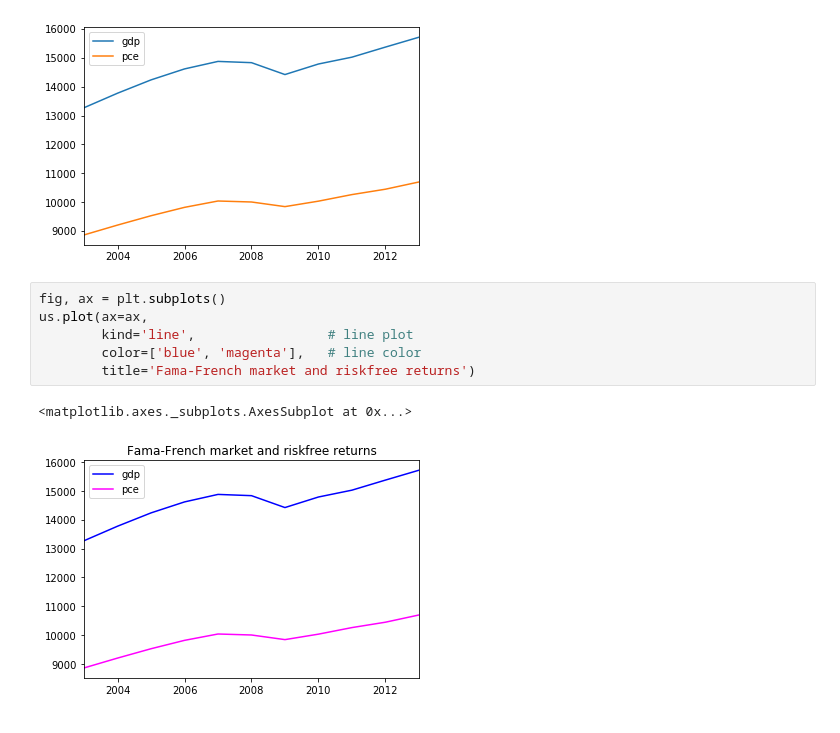
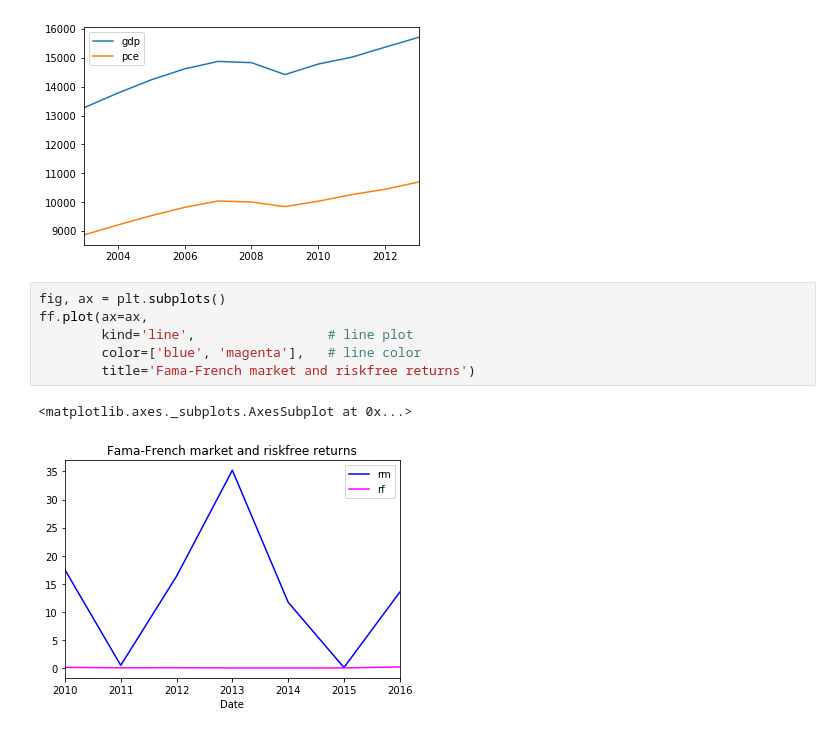
Before and after one commit to missyalienn/nyuDataBootcamp, a Jupyter notebook: bootcamp_sandbox.ipynb, the cells around one changed output. Saved outputs shown, nothing was run; the diff lists cells and outputs as text.

```diff
--- a/bootcamp_sandbox.ipynb
+++ b/bootcamp_sandbox.ipynb
@@ -104,10 +104,10 @@ us.plot(ax = axe) #ax = look for axis object, axe is it
 [figure]
 # %%
 fig, ax = plt.subplots()
-us.plot(ax=ax,
+ff.plot(ax=ax,
         kind='line',                 # line plot
         color=['blue', 'magenta'],   # line color
         title='Fama-French market and riskfree returns')
 # %% [output]
 <matplotlib.axes._subplots.AxesSubplot at 0x...>
-[figure, old version]
+[figure, new version]
```
Also changed, not shown: parts of 10 cells of this notebook.
